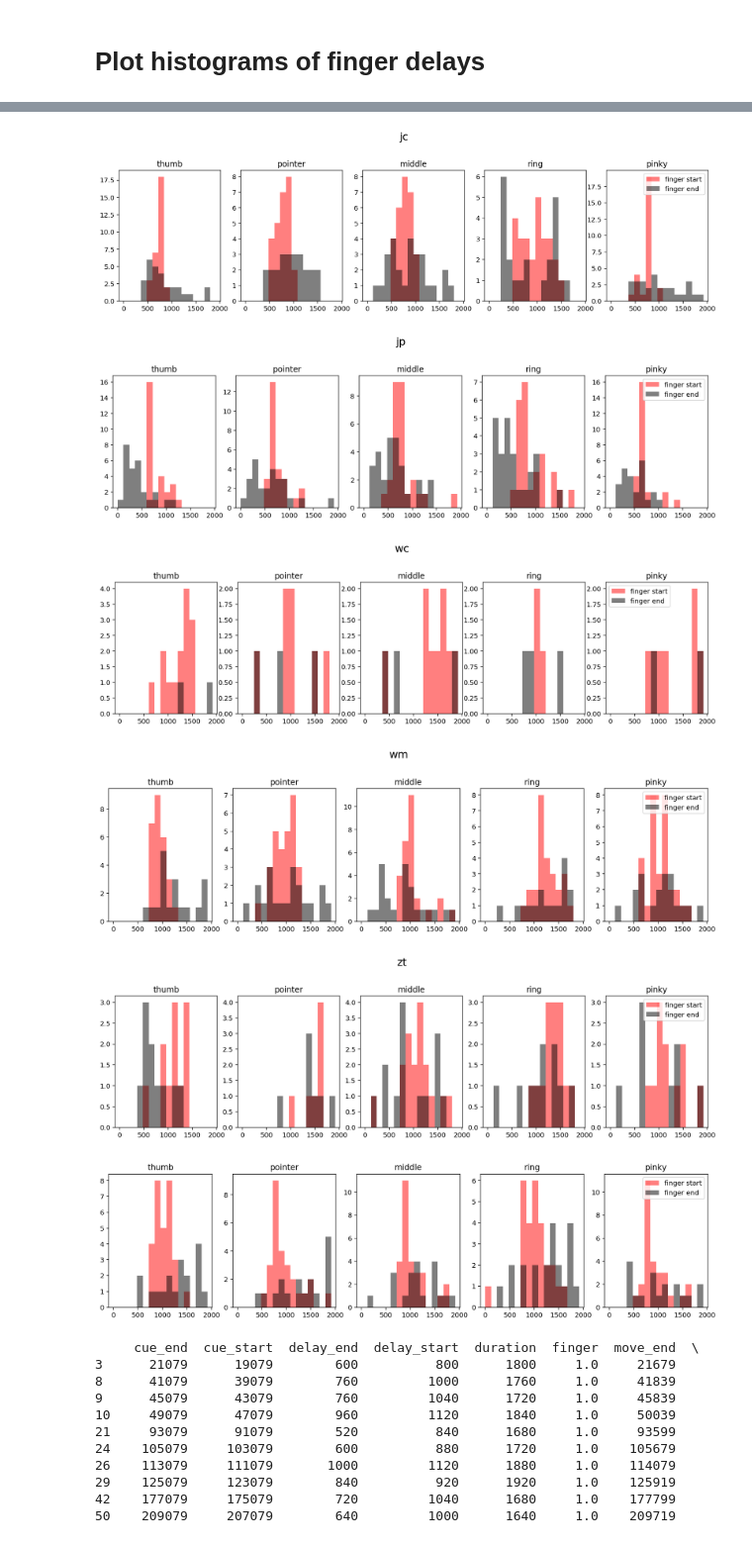
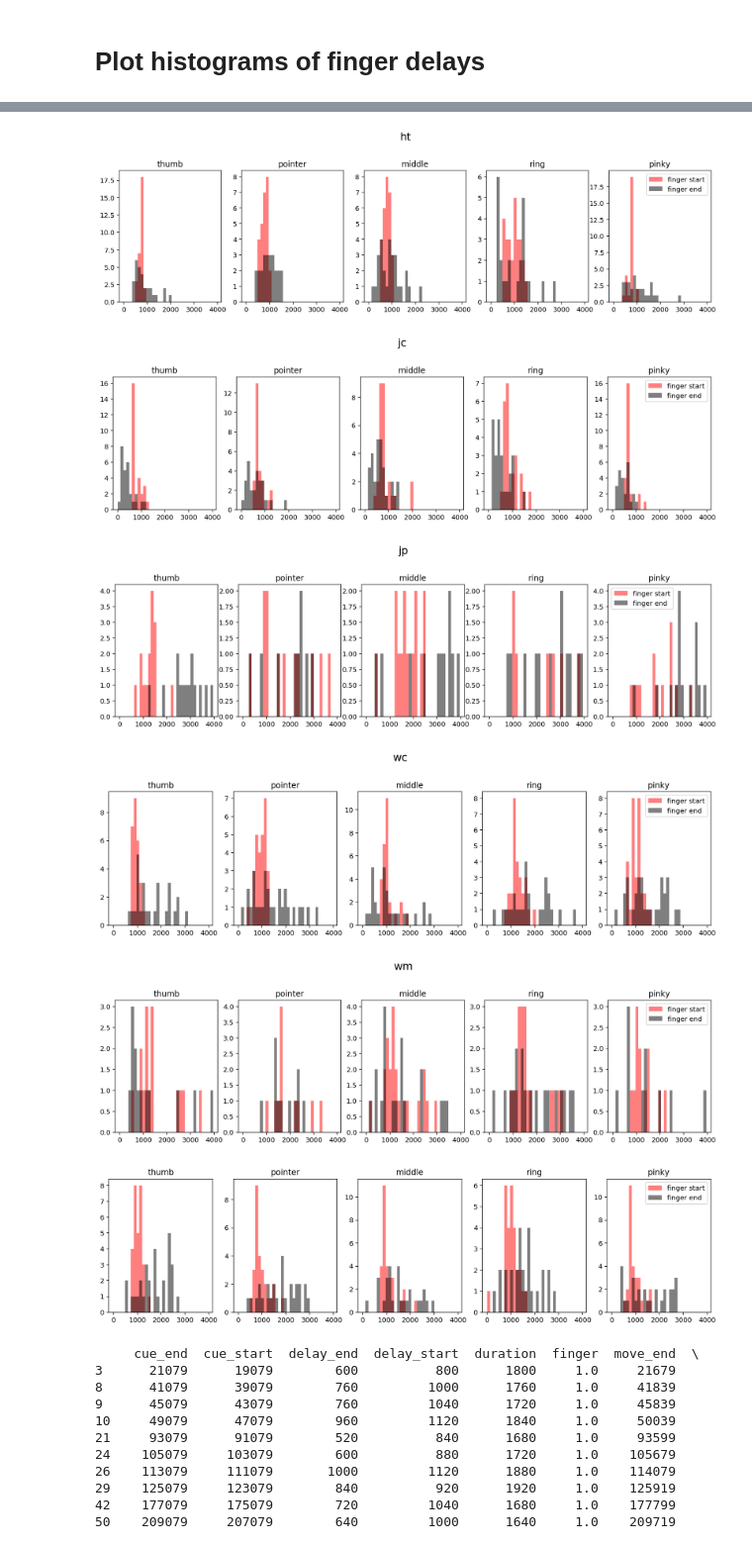
Before and after one commit to YimengYang/LabWork, a Jupyter notebook: Compute behavior dataframe - All subjects.ipynb, the cells around one changed output, grey strips where cells are left out. Shown: that part at 99% size. Cells and saved outputs as stored; diff of their text form; code cells hidden in the pictures.

```diff
--- a/Compute behavior dataframe - All subjects.ipynb
+++ b/Compute behavior dataframe - All subjects.ipynb
@@ -218,17 +216,17 @@ colorArr=['r','k','b','g','y']
 print(all_subjects)
 for j in range(len(data_frame_all)):
     fig=plt.figure(j+1)
-    print(j)
-    fig.suptitle(all_subjects[j], fontsize=16)
+    fig.suptitle(all_subjects[j-1], fontsize=16)
     plt.figure(figsize=(16,8))
     for i in range(5):
         plt.subplot(2,5,i+1)
         plt.title(finger_names[i])
         A=dfs[j].query('finger=='+str(i+1))['delay_start']
         B=dfs[j].query('finger=='+str(i+1))['delay_end']
-        plt.hist(A[~np.isnan(A)],bins=np.arange(0,2000,120),color='r',alpha=.5,label='finger start')
-        plt.hist(B[~np.isnan(B)],bins=np.arange(0,2000,120),color='k', alpha=.5,label='finger end')
+        plt.hist(A[~np.isnan(A)],bins=np.arange(0,4000,120),color='r',alpha=.5,label='finger start')
+        plt.hist(B[~np.isnan(B)],bins=np.arange(0,4000,120),color='k', alpha=.5,label='finger end')
     plt.legend(loc='best')
+    plt.savefig('movedelay_hist_'+all_subjects[j]+'.png')
 # %% [output]
 ['bp', 'cc', 'ht', 'jc', 'jp', 'wc', 'wm', 'zt']
 0
@@ -245,9 +243,9 @@ for j in range(len(data_frame_all)):
-[figure, old version]
+[figure, new version]
-[figure, old version]
+[figure, new version]
-[figure, old version]
+[figure, new version]
-[figure, old version]
+[figure, new version]
-[figure, old version]
+[figure, new version]
-[figure, old version]
+[figure, new version]
 # %%
 x=dfs[0].query('finger==1')
 print(x)
```
Also changed, not shown: parts of 2 cells of this notebook, 10 other files.
